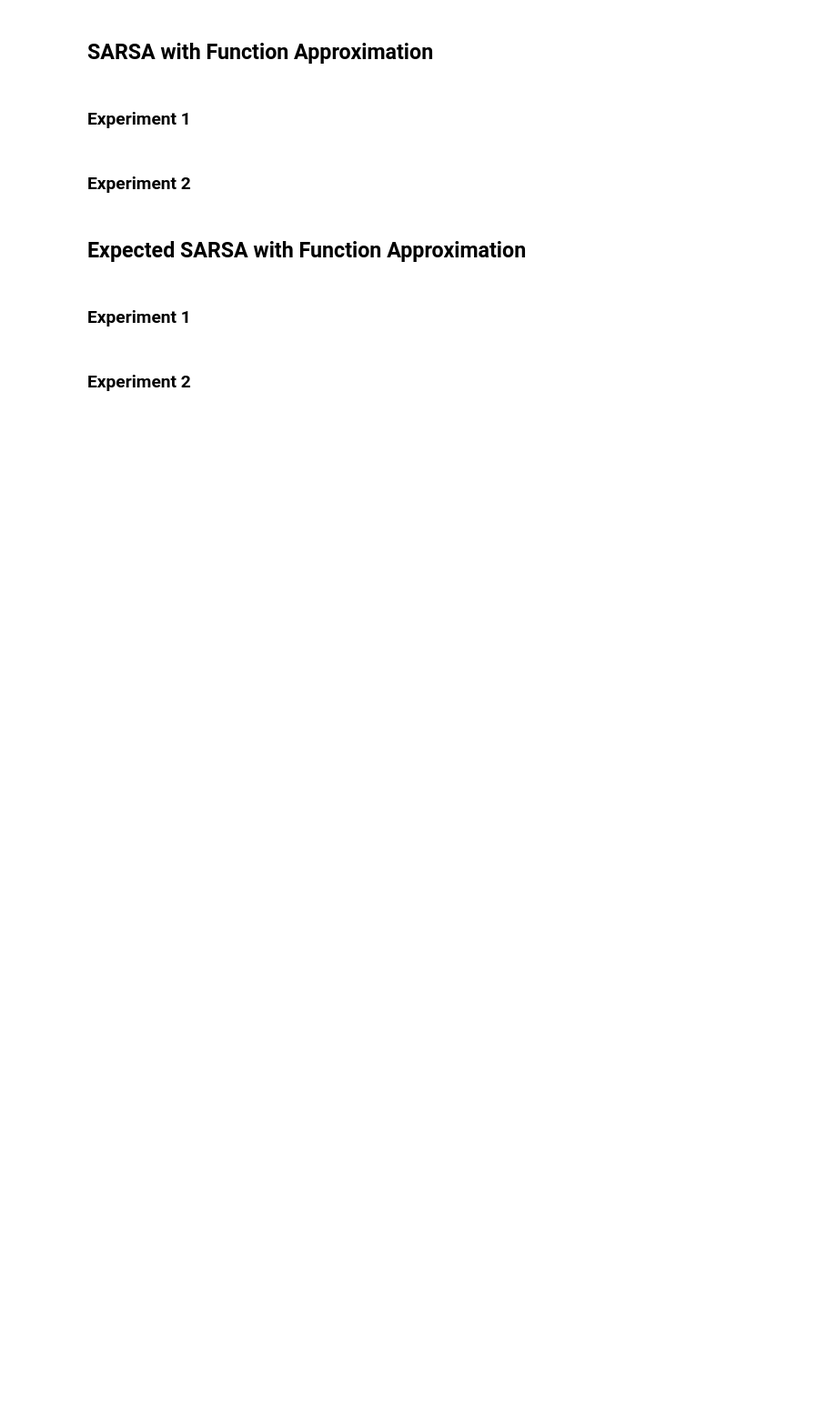
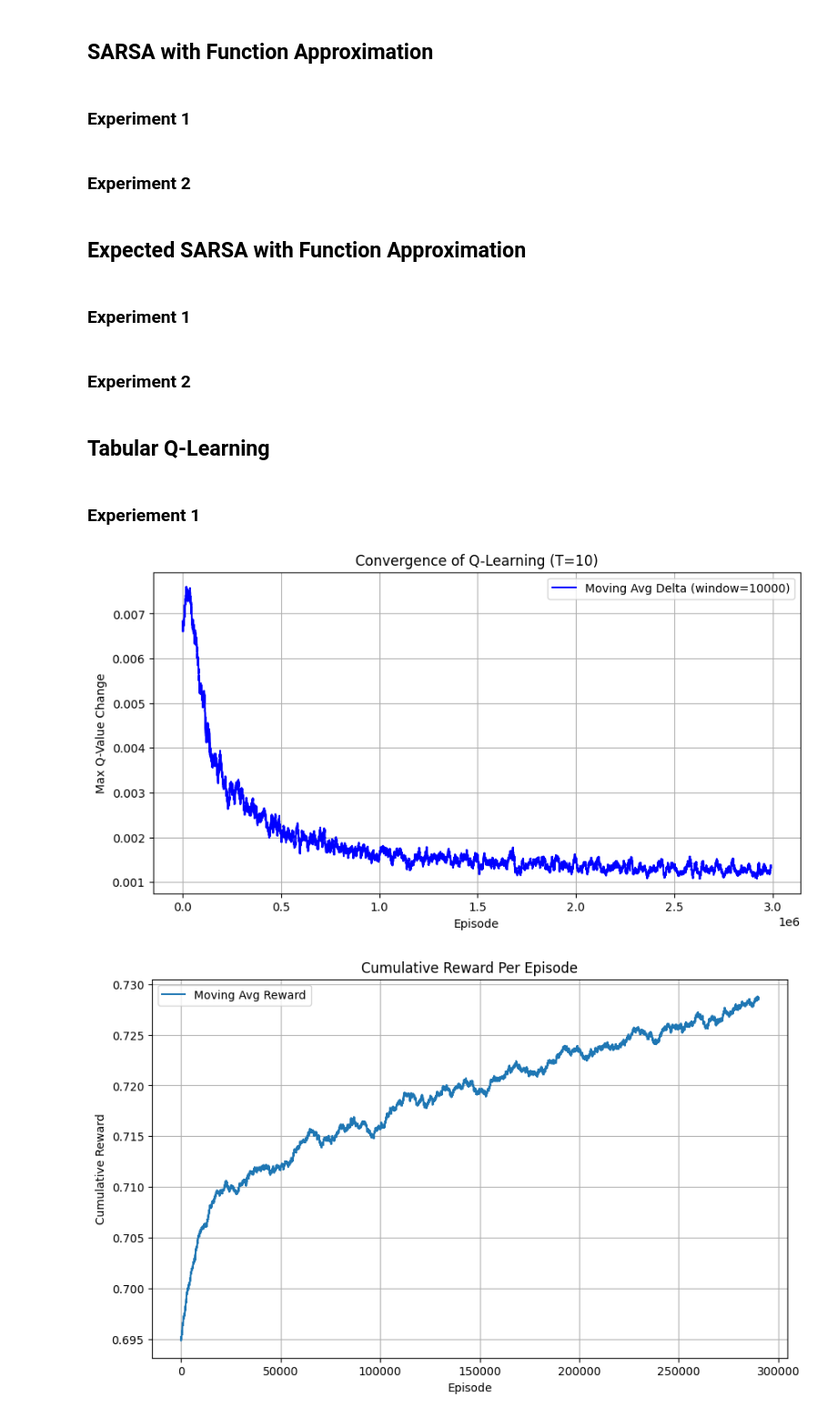
Before and after one commit to cktangae/rl-course, a Jupyter notebook: discrete_asset_allocation.ipynb, the cells around one changed output. Shown at 91% size. Cells and saved outputs as stored; diff of their text form; code cells hidden in the pictures; blank space fills up the shorter version.

Commit message:
updated discrete Q function

```diff
--- a/discrete_asset_allocation.ipynb
+++ b/discrete_asset_allocation.ipynb
@@ -711,3 +796,32 @@ agent = ExpectedSARSAAgent(
 
 training(env, agent, num_episodes)
 visualize_training_result(env, agent)
+# %% [markdown]
+## Tabular Q-Learning
+# %% [markdown]
+### Experiement 1
+# %%
+num_episodes = 300000
+env = DiscreteAssetAllocationEnv(
+    max_steps=10,
+    risk_free_rate=0.005,
+    risky_up_prob=1,
+    risky_up_rate=0.03,
+    risky_down_rate=-0.01,
+    risk_aversion=1.0,
+    action_count=6
+)
+
+agent = QLearningAgent(
+    env=env,
+    q_function=TabularQFunction(env, wealth_step=0.01),
+    get_epsilon=prepopulate(decay_func3(min=0.001, num_episodes=num_episodes, factor=0.4, decay_exponent=1), num_episodes),
+    get_learning_rate=prepopulate(decay_func3(min=0.001, num_episodes=num_episodes, factor=0.4, decay_exponent=1), num_episodes),
+    discount_factor=1.0
+)
+
+training(env, agent, num_episodes)
+visualize_training_result(env, agent)
+# %% [output]
+[figure, added]
+[figure, added]
```
Also changed, not shown: parts of 5 cells of this notebook.
